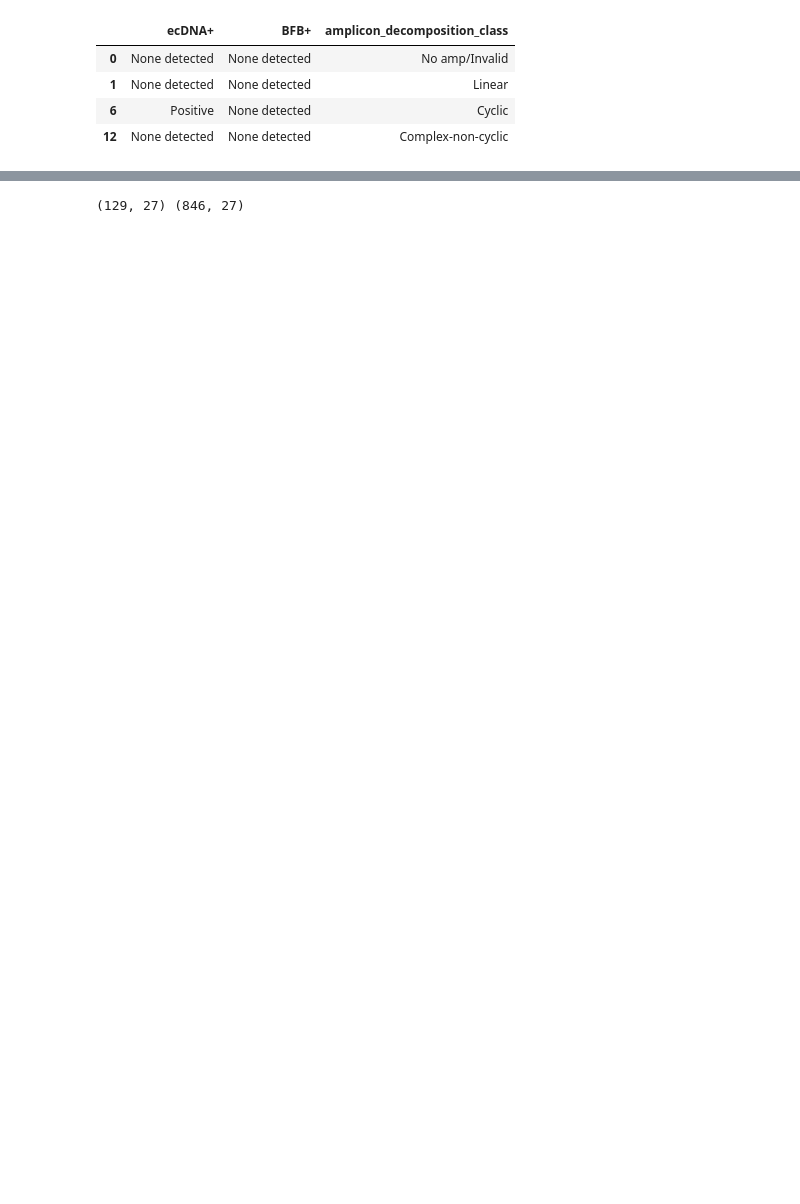
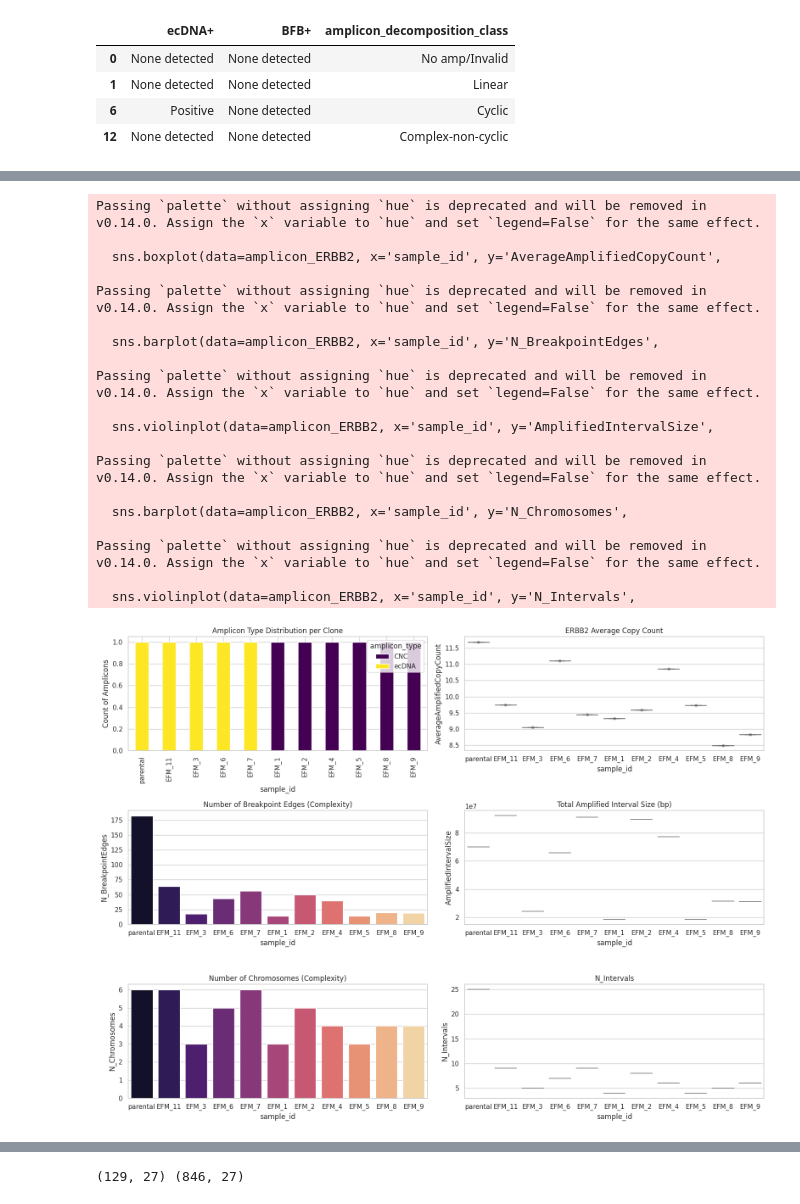
Before and after one commit to JiwonShon/ECTRES, a Jupyter notebook: ECTRES_summary_aaSuite_10X-EFM_192A.ipynb, the cells around one changed output, grey strips where cells are left out. Drawn from its saved outputs; the diff is of its cells as text; code cells hidden in the pictures; blank space fills up the shorter version.

```diff
--- a/ECTRES_summary_aaSuite_10X-EFM_192A.ipynb
+++ b/ECTRES_summary_aaSuite_10X-EFM_192A.ipynb
@@ -323,2 +291,4 @@ plt.show()
 # %%
-# df[df['amplicon_type']=='ecDNA']
+amplicon_ERBB2 = df[df['OncogenesAmplified'].str.contains(r'\bERBB2\b', na=False)]
+print(amplicon_ERBB2.shape)
+amplicon_ERBB2.head(2)
@@ -335,0 +368,69 @@ df.head(2)
+# %%
+# 그래프 스타일 설정
+sns.set_theme(style="whitegrid")
+fig, axes = plt.subplots(3, 2, figsize=(16, 12))
+
+# (1) Amplicon Type 분포 (Stacked Bar)
+# ecDNA, BFB 등의 구성 변화 확인
+type_counts = amplicon_ERBB2.groupby(['sample_id', 'amplicon_type']).size().unstack(fill_value=0)
+type_counts.loc[sample_order].plot(kind='bar', stacked=True, ax=axes[0, 0], colormap='viridis')
+axes[0, 0].set_title('Amplicon Type Distribution per Clone')
+axes[0, 0].set_ylabel('Count of Amplicons')
+
+# (2) Average Amplified Copy Count (Boxplot)
+# ERBB2의 증폭 수준이 클론별로 어떻게 변하는지 확인
+sns.boxplot(data=amplicon_ERBB2, x='sample_id', y='AverageAmplifiedCopyCount',
+            order=sample_order, ax=axes[0, 1], palette='Set2')
+sns.stripplot(data=amplicon_ERBB2, x='sample_id', y='AverageAmplifiedCopyCount',
+              order=sample_order, ax=axes[0, 1], color=".3", alpha=0.5)
+axes[0, 1].set_title('ERBB2 Average Copy Count')
+
+# (3) Complexity: Breakpoint Edges
+# 구조적 복잡도가 증가했는지 확인 (ecDNA 진화의 척도)
+sns.barplot(data=amplicon_ERBB2, x='sample_id', y='N_BreakpointEdges',
+            order=sample_order, ax=axes[1, 0], errorbar='sd', palette='magma')
+axes[1, 0].set_title('Number of Breakpoint Edges (Complexity)')
+
+# (4) Amplified Interval Size
+# 증폭된 영역의 전체 크기 비교
+sns.violinplot(data=amplicon_ERBB2, x='sample_id', y='AmplifiedIntervalSize',
+               order=sample_order, ax=axes[1, 1], palette='Pastel1')
+axes[1, 1].set_title('Total Amplified Interval Size (bp)')
+
+# (5) N_Chromosomes:
+# 구조적 복잡도가 증가했는지 확인 (ecDNA 진화의 척도)
+sns.barplot(data=amplicon_ERBB2, x='sample_id', y='N_Chromosomes',
+            order=sample_order, ax=axes[2, 0], errorbar='sd', palette='magma')
+axes[2, 0].set_title('Number of Chromosomes (Complexity)')
+
+# (6) Amplified Interval Size
+# 증폭된 영역의 전체 크기 비교
+sns.violinplot(data=amplicon_ERBB2, x='sample_id', y='N_Intervals',
+               order=sample_order, ax=axes[2, 1], palette='Pastel1')
+axes[2, 1].set_title('N_Intervals')
+
+
+plt.tight_layout()
+# plt.savefig("ERBB2_clonal_comparison_plots.png", dpi=300)
+plt.show()
+# %% [output]
+Passing `palette` without assigning `hue` is deprecated and will be removed in v0.14.0. Assign the `x` variable to `hue` and set `legend=False` for the same effect.
+
+  sns.boxplot(data=amplicon_ERBB2, x='sample_id', y='AverageAmplifiedCopyCount',
+
+Passing `palette` without assigning `hue` is deprecated and will be removed in v0.14.0. Assign the `x` variable to `hue` and set `legend=False` for the same effect.
+
+  sns.barplot(data=amplicon_ERBB2, x='sample_id', y='N_BreakpointEdges',
+
+Passing `palette` without assigning `hue` is deprecated and will be removed in v0.14.0. Assign the `x` variable to `hue` and set `legend=False` for the same effect.
+
+  sns.violinplot(data=amplicon_ERBB2, x='sample_id', y='AmplifiedIntervalSize',
+
+Passing `palette` without assigning `hue` is deprecated and will be removed in v0.14.0. Assign the `x` variable to `hue` and set `legend=False` for the same effect.
+
+  sns.barplot(data=amplicon_ERBB2, x='sample_id', y='N_Chromosomes',
+
+Passing `palette` without assigning `hue` is deprecated and will be removed in v0.14.0. Assign the `x` variable to `hue` and set `legend=False` for the same effect.
+
+  sns.violinplot(data=amplicon_ERBB2, x='sample_id', y='N_Intervals',
+[figure, added]
```
Also changed, not shown: parts of 30 cells of this notebook, 3 other files.
